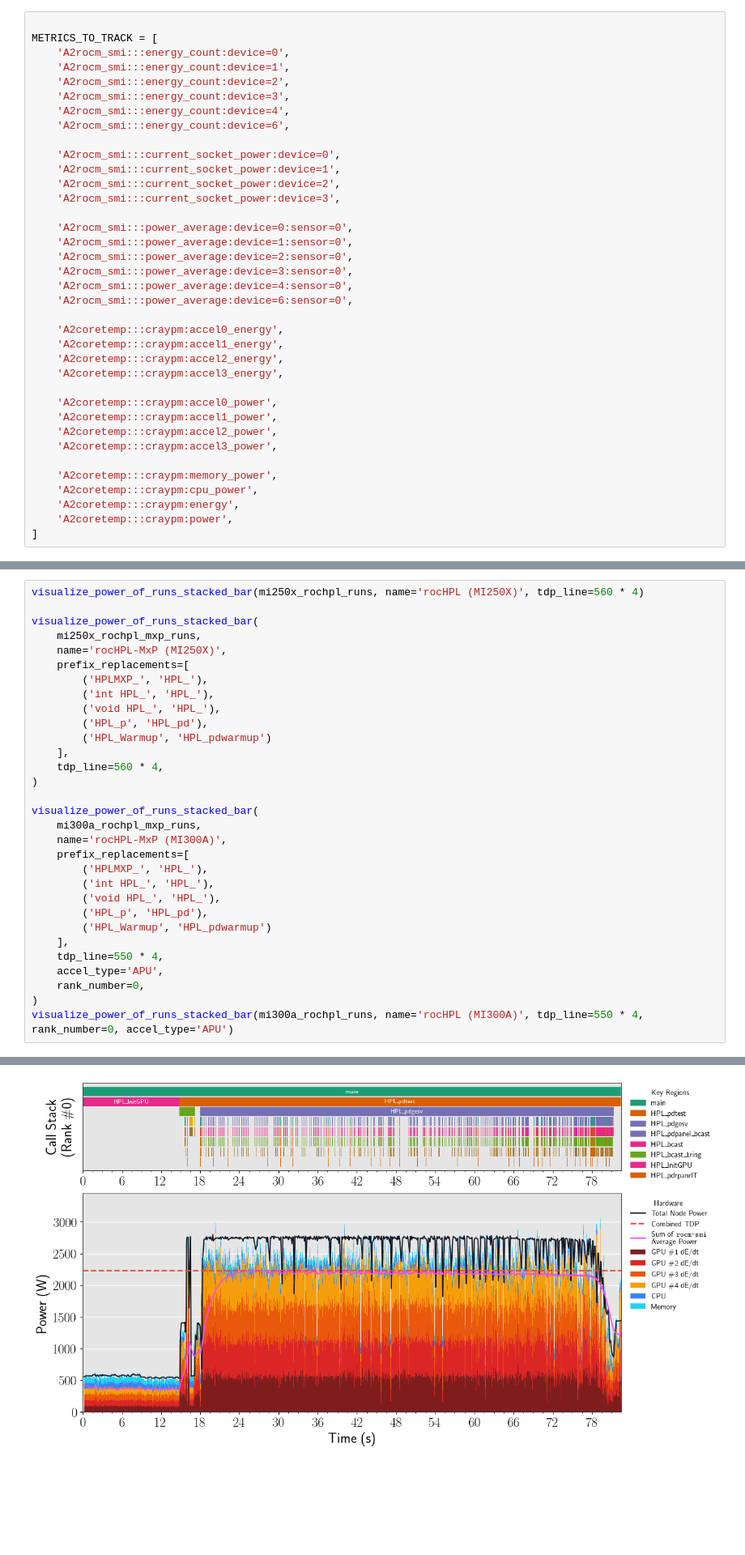
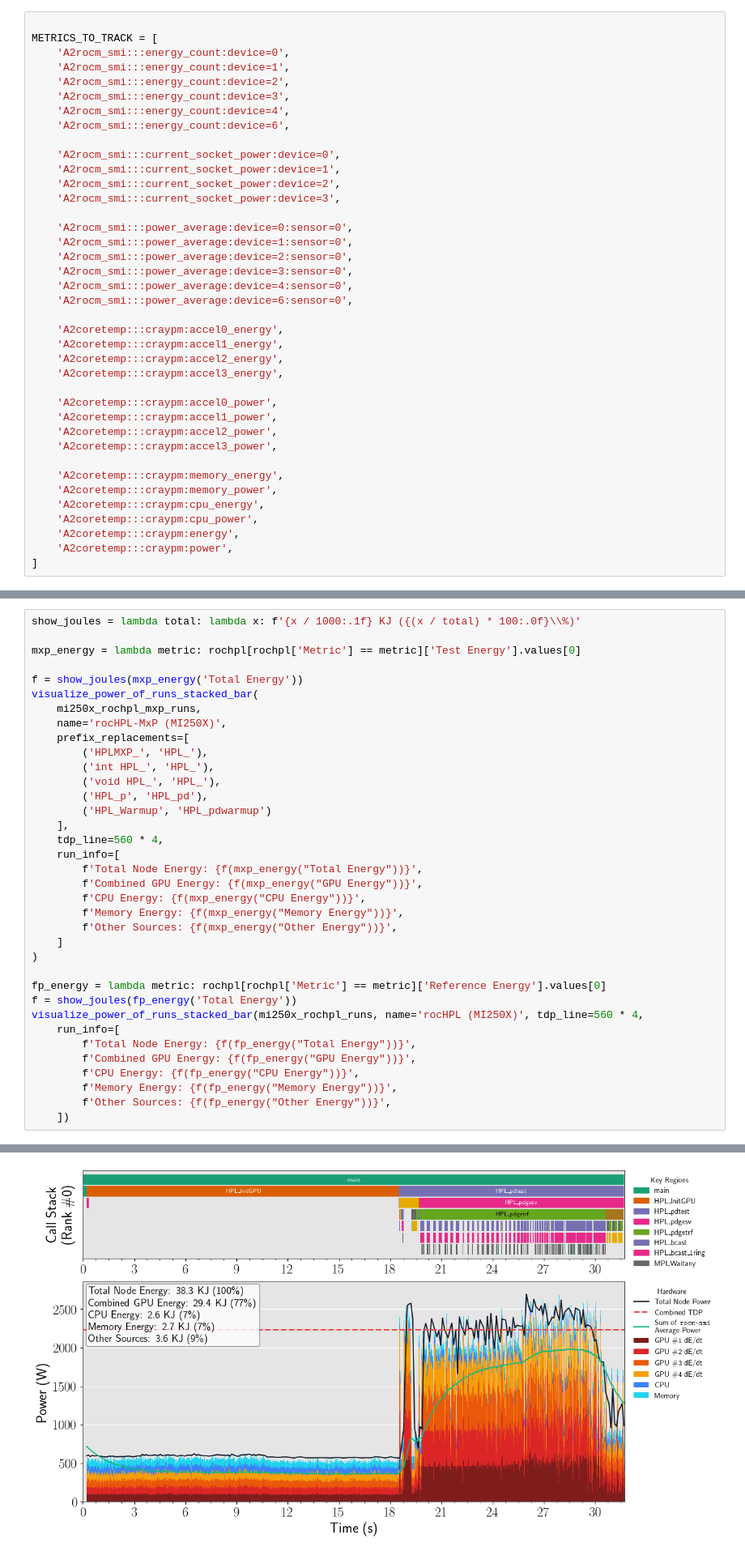
Before and after one commit to adam-mcdaniel/hpc-energy-trace-analysis, a Jupyter notebook: paper-notebooks/final-stacked-power.ipynb, the cells around one changed output, grey strips where cells are left out. Shown at 81% size. Saved outputs shown, nothing was run; the diff lists cells and outputs as text; blank space fills up the shorter version.

```diff
--- a/paper-notebooks/final-stacked-power.ipynb
+++ b/paper-notebooks/final-stacked-power.ipynb
@@ -142,7 +141,9 @@ METRICS_TO_TRACK = [
     'A2coretemp:::craypm:accel2_power',
     'A2coretemp:::craypm:accel3_power',
 
+    'A2coretemp:::craypm:memory_energy',
     'A2coretemp:::craypm:memory_power',
+    'A2coretemp:::craypm:cpu_energy',
     'A2coretemp:::craypm:cpu_power',
     'A2coretemp:::craypm:energy',
     'A2coretemp:::craypm:power',
@@ -5066,48 +1888,53 @@ def visualize_power_of_runs_stacked_bar(
 # %%
-visualize_power_of_runs_stacked_bar(mi250x_rochpl_runs, name='rocHPL (MI250X)', tdp_line=560 * 4)
+show_joules = lambda total: lambda x: f'{x / 1000:.1f} KJ ({(x / total) * 100:.0f}\\%)'
 
+mxp_energy = lambda metric: rochpl[rochpl['Metric'] == metric]['Test Energy'].values[0]
+
+f = show_joules(mxp_energy('Total Energy'))
 visualize_power_of_runs_stacked_bar(
     mi250x_rochpl_mxp_runs,
     name='rocHPL-MxP (MI250X)',
     prefix_replacements=[
         ('HPLMXP_', 'HPL_'),
         ('int HPL_', 'HPL_'),
         ('void HPL_', 'HPL_'),
         ('HPL_p', 'HPL_pd'),
         ('HPL_Warmup', 'HPL_pdwarmup')
     ],
     tdp_line=560 * 4,
+    run_info=[
+        f'Total Node Energy: {f(mxp_energy("Total Energy"))}',
+        f'Combined GPU Energy: {f(mxp_energy("GPU Energy"))}',
+        f'CPU Energy: {f(mxp_energy("CPU Energy"))}',
+        f'Memory Energy: {f(mxp_energy("Memory Energy"))}',
+        f'Other Sources: {f(mxp_energy("Other Energy"))}',
+    ]
 )
 
-visualize_power_of_runs_stacked_bar(
-    mi300a_rochpl_mxp_runs,
-    name='rocHPL-MxP (MI300A)',
-    prefix_replacements=[
-        ('HPLMXP_', 'HPL_'),
-        ('int HPL_', 'HPL_'),
-        ('void HPL_', 'HPL_'),
-        ('HPL_p', 'HPL_pd'),
-        ('HPL_Warmup', 'HPL_pdwarmup')
-    ],
-    tdp_line=550 * 4,
-    accel_type='APU',
-    rank_number=0,
-)
-visualize_power_of_runs_stacked_bar(mi300a_rochpl_runs, name='rocHPL (MI300A)', tdp_line=550 * 4, rank_number=0, accel_type='APU')
+fp_energy = lambda metric: rochpl[rochpl['Metric'] == metric]['Reference Energy'].values[0]
+f = show_joules(fp_energy('Total Energy'))
+visualize_power_of_runs_stacked_bar(mi250x_rochpl_runs, name='rocHPL (MI250X)', tdp_line=560 * 4,
+    run_info=[
+        f'Total Node Energy: {f(fp_energy("Total Energy"))}',
+        f'Combined GPU Energy: {f(fp_energy("GPU Energy"))}',
+        f'CPU Energy: {f(fp_energy("CPU Energy"))}',
+        f'Memory Energy: {f(fp_energy("Memory Energy"))}',
+        f'Other Sources: {f(fp_energy("Other Energy"))}',
+    ])
 # %% [output]
 Could not add component metric A2rocm_smi:::current_socket_power:device=0 for combined metric Sum of \texttt{rocm-smi}
 Current Power: array of sample points is empty
 Could not add component metric A2rocm_smi:::current_socket_power:device=1 for combined metric Sum of \texttt{rocm-smi}
 Current Power: array of sample points is empty
 Could not add component metric A2rocm_smi:::current_socket_power:device=2 for combined metric Sum of \texttt{rocm-smi}
 Current Power: array of sample points is empty
 Could not add component metric A2rocm_smi:::current_socket_power:device=3 for combined metric Sum of \texttt{rocm-smi}
 Current Power: array of sample points is empty
 Could not add component metric A2rocm_smi:::current_socket_power:device=4 for combined metric Sum of \texttt{rocm-smi}
 Current Power: array of sample points is empty
 Could not add component metric A2rocm_smi:::current_socket_power:device=6 for combined metric Sum of \texttt{rocm-smi}
 Current Power: array of sample points is empty
-[figure, old version]
+[figure, new version]
 Could not add component metric A2rocm_smi:::current_socket_power:device=0 for combined metric Sum of \texttt{rocm-smi}
 Current Power: array of sample points is empty
 Could not add component metric A2rocm_smi:::current_socket_power:device=1 for combined metric Sum of \texttt{rocm-smi}
```
Also changed, not shown: parts of 32 cells of this notebook, 10 other files.
